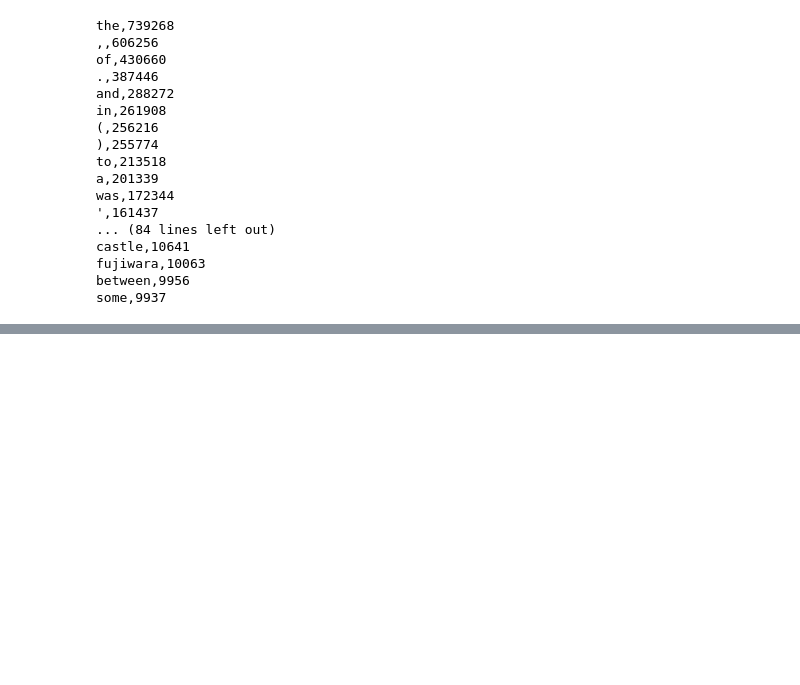
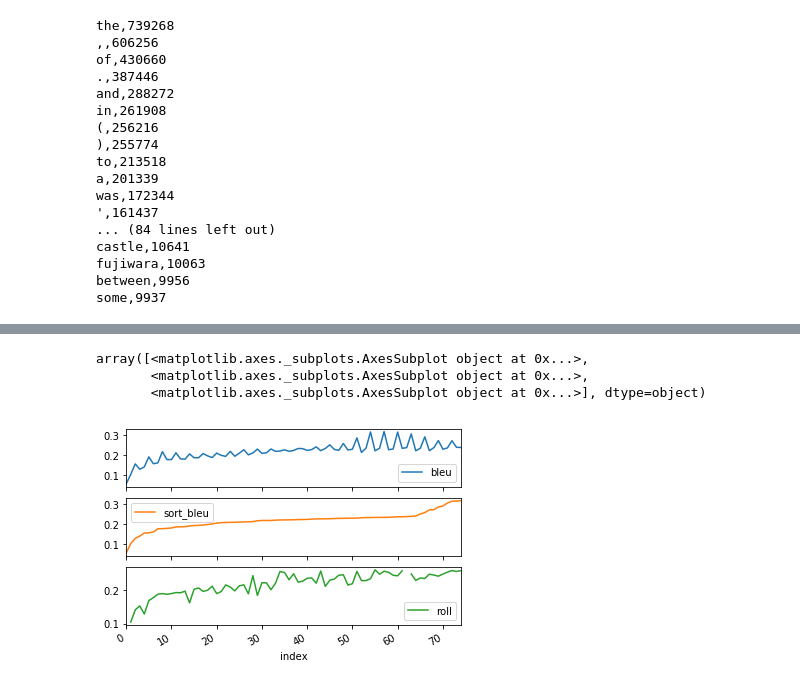
Before and after one commit to tttakano/DeepLearning, a Jupyter notebook: chiner_seq2seq/check.ipynb, the cells around one changed output, grey strips where cells are left out. Saved outputs shown, nothing was run; the diff lists cells and outputs as text; code cells hidden in the pictures; blank space fills up the shorter version.

```diff
--- a/chiner_seq2seq/check.ipynb
+++ b/chiner_seq2seq/check.ipynb
@@ -112,0 +164,16 @@ some,9937
+# %%
+#sort bleu
+%matplotlib inline
+import pandas as pd
+df = pd.DataFrame({'sort_bleu': bleu})
+df_s = df.sort_values('sort_bleu')
+roll = df.rolling(3, center=True).mean()
+df_s['index'] = [i for i in range(75)]
+df_s['bleu'] = bleu
+df_s['roll'] = roll
+df_s.plot(x='index', y=['bleu', 'sort_bleu', 'roll'], subplots=True)
+# %% [output]
+array([<matplotlib.axes._subplots.AxesSubplot object at 0x...>,
+       <matplotlib.axes._subplots.AxesSubplot object at 0x...>,
+       <matplotlib.axes._subplots.AxesSubplot object at 0x...>], dtype=object)
+[figure, added]
```
Also changed, not shown: parts of 4 cells of this notebook, 27 other files.
